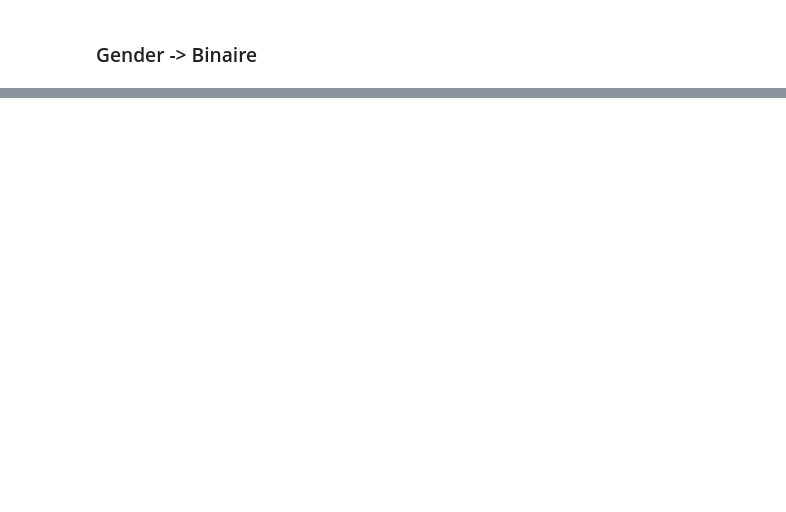
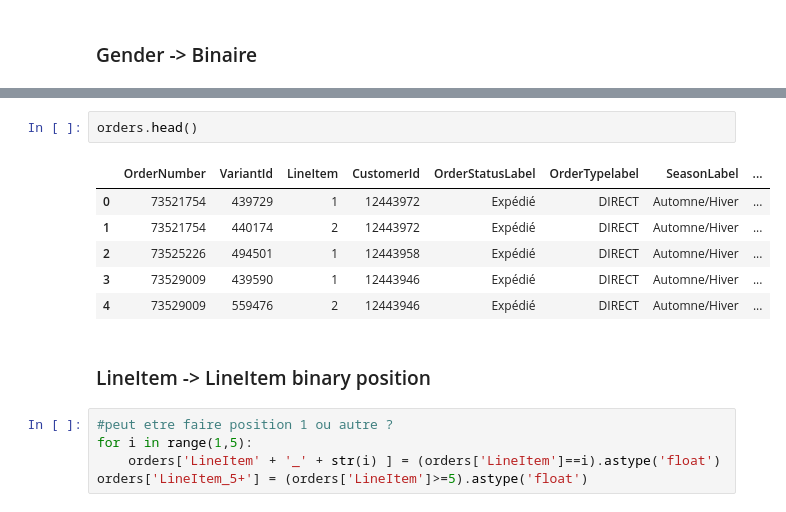
Before and after one commit to pepi4e/SD210-ML-challenge, a Jupyter notebook: Preprocessing.ipynb, the cells around one changed output, grey strips where cells are left out. Saved outputs shown, nothing was run; the diff lists cells and outputs as text; blank space fills up the shorter version.

```diff
--- a/Preprocessing.ipynb
+++ b/Preprocessing.ipynb
@@ -86,0 +131,16 @@ customers.head()
+# %%
+orders.head()
+# %% [output]
+|  | OrderNumber | VariantId | LineItem | CustomerId | OrderStatusLabel | OrderTypelabel | SeasonLabel | ... |
+| 0 | 73521754 | 439729 | 1 | 12443972 | Expédié | DIRECT | Automne/Hiver | ... |
+| 1 | 73521754 | 440174 | 2 | 12443972 | Expédié | DIRECT | Automne/Hiver | ... |
+| 2 | 73525226 | 494501 | 1 | 12443958 | Expédié | DIRECT | Automne/Hiver | ... |
+| 3 | 73529009 | 439590 | 1 | 12443946 | Expédié | DIRECT | Automne/Hiver | ... |
+| 4 | 73529009 | 559476 | 2 | 12443946 | Expédié | DIRECT | Automne/Hiver | ... |
+# %% [markdown]
+### LineItem -> LineItem binary position
+# %%
+#peut etre faire position 1 ou autre ?
+for i in range(1,5):
+    orders['LineItem' + '_' + str(i) ] = (orders['LineItem']==i).astype('float')
+orders['LineItem_5+'] = (orders['LineItem']>=5).astype('float')
```
Also changed, not shown: parts of 43 cells of this notebook.
